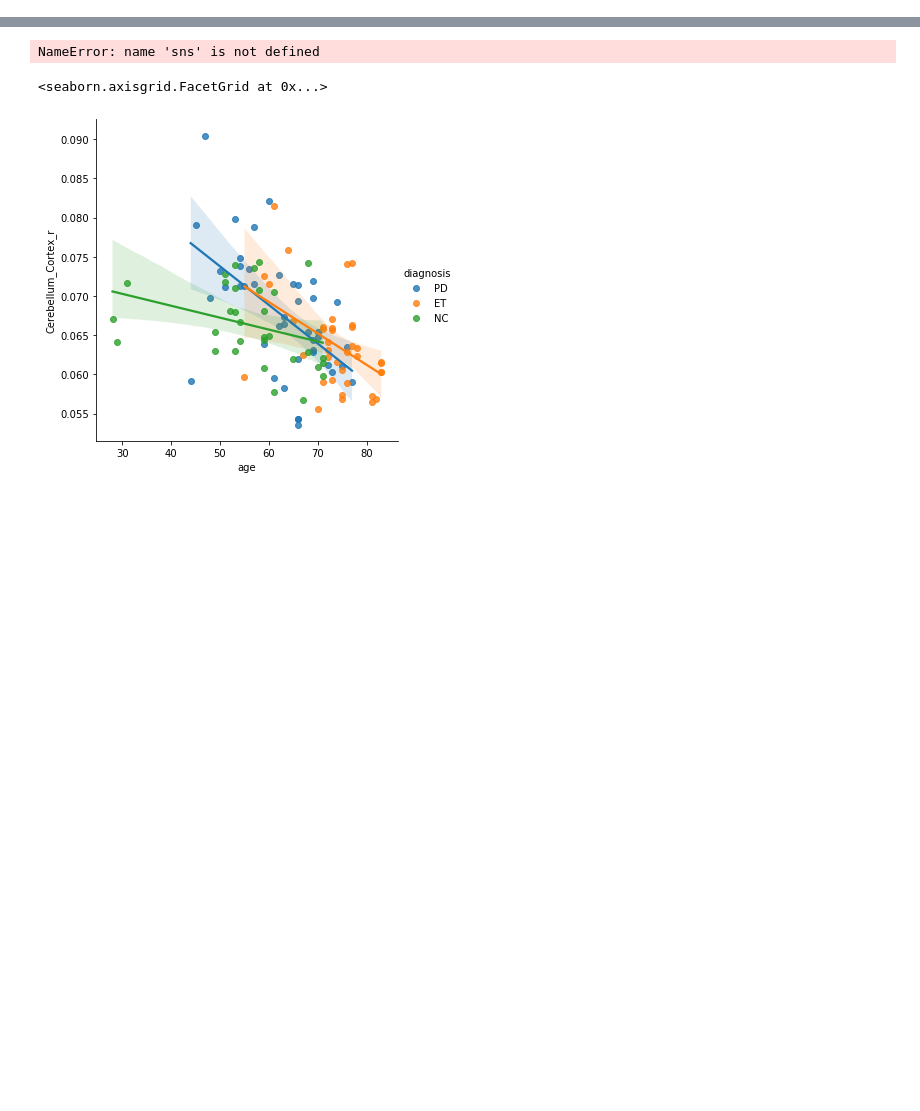
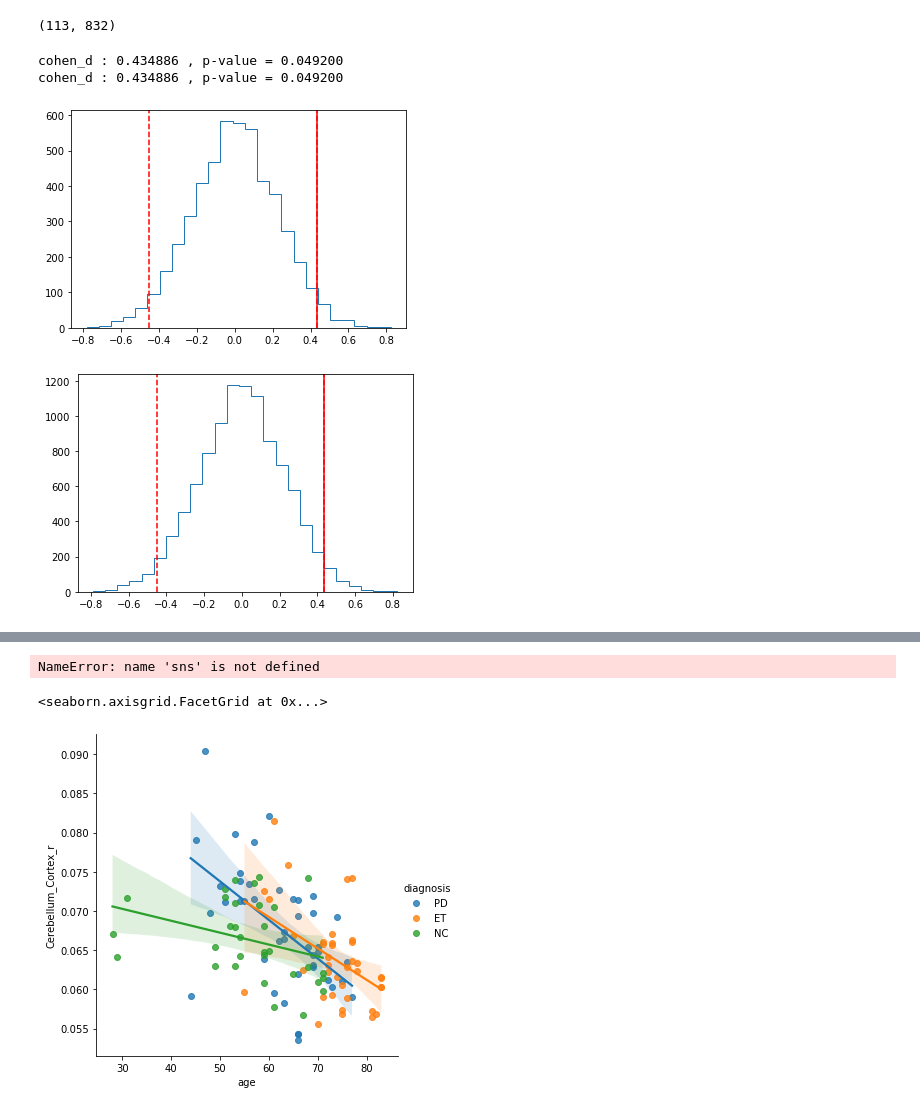
Before and after one commit to Vincent-wq/Replicability-of-PD-ICA, a Jupyter notebook: codes/devel/fs_analysis/0_cerebellar_confounder.ipynb, the cells around one changed output, grey strips where cells are left out. Drawn from its saved outputs; the diff is of its cells as text; code cells hidden in the pictures; blank space fills up the shorter version.

Commit message:
wilcoxon and cohen d effective size updated

```diff
--- a/codes/devel/fs_analysis/0_cerebellar_confounder.ipynb
+++ b/codes/devel/fs_analysis/0_cerebellar_confounder.ipynb
@@ -176,3 +174,56 @@ help(res_list[0])
+# %%
+def cohen_d(d1, d2):
+    # Cohen's d for independent samples with different sample sizes
+    import numpy as np
+    from math import sqrt
+    d1 =np.array(d1); d2 =np.array(d2);
+    n1, n2 = len(d1), len(d2) # calculate the size of samples
+    s1, s2 = np.var(d1, ddof=1), np.var(d2, ddof=1) # calculate the variance of the samples
+    s = sqrt(((n1 - 1) * s1 + (n2 - 1) * s2) / (n1 + n2 - 2)) # calculate the pooled standard deviation
+    u1, u2 = np.mean(d1), np.mean(d2) # calculate the means of the samples
+    d_coh_val = (u1 - u2) / s; # calculate the effect size
+    #print('Cohens d: %.3f' % d_coh_val)
+    return d_coh_val
+
+def permute_Stats(sample1, sample2, measure, alpha, reps, is_plot):
+    import numpy as np
+    np.random.seed(115)
+    n1, n2 = map(len, (sample1, sample2));
+    data = np.concatenate([sample1, sample2])
+    ps = np.array([np.random.permutation(n1+n2) for i in range(reps)])
+    xp = data[ps[:, :n1]]; yp = data[ps[:, n1:]]
+    if measure == 'cohen_d':
+        test_stat = cohen_d(sample1, sample2);
+        samples = np.array([cohen_d(k, v) for k,v in zip(xp, yp)]);
+    p_val = 2*np.sum(samples >= np.abs(test_stat))/reps;
+    print(measure+' : %.6f' % test_stat, ", p-value = %.6f " % p_val)
+    if is_plot == 1:
+        import matplotlib.pyplot as  plt
+        fig = plt.figure()
+        plt.hist(samples, 25, histtype='step')
+        plt.axvline(test_stat, c='r')
+        plt.axvline(np.percentile(samples, alpha/2), linestyle='--',c='r')
+        plt.axvline(np.percentile(samples, 100-alpha/2), linestyle='--',c='r')
+    return [test_stat, p_val, samples]
+# %%
+import numpy as np
+np.shape(curr_data.columns)
+curr_data.shape
+# %% [output]
+(113, 832)
+# %%
+k = 'Cerebellum_Cortex_pcp';
+sample_PD = curr_data[curr_data['diagnosis'] == 'PD'][[k]];
+sample_ET = curr_data[curr_data['diagnosis'] == 'ET'][[k]];
+test_stat = cohen_d(sample_PD, sample_ET);
+#print(test_stat)
+[test_stat, p_val, samples] = permute_Stats(sample_PD, sample_ET, 'cohen_d', 5, 5000, 1)
+[test_stat, p_val, samples] = permute_Stats(sample_PD, sample_ET, 'cohen_d', 5, 10000, 1)
+# %% [output]
+cohen_d : 0.434886 , p-value = 0.049200
+cohen_d : 0.434886 , p-value = 0.049200
+[figure, added]
+[figure, added]
 # %%
 # GLM analysis test the diagnosis vs cerebeller with age and sex controlled
 # 0. controlling volume with covariate
```
Also changed, not shown: parts of 12 cells of this notebook.
